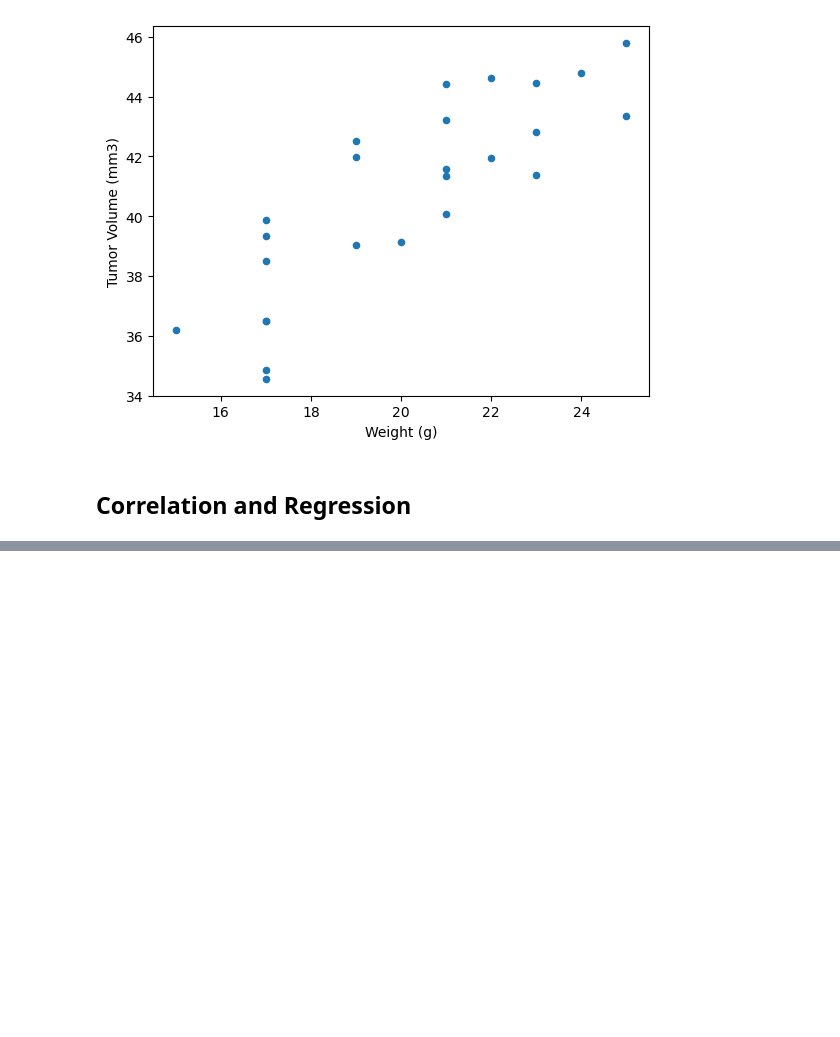
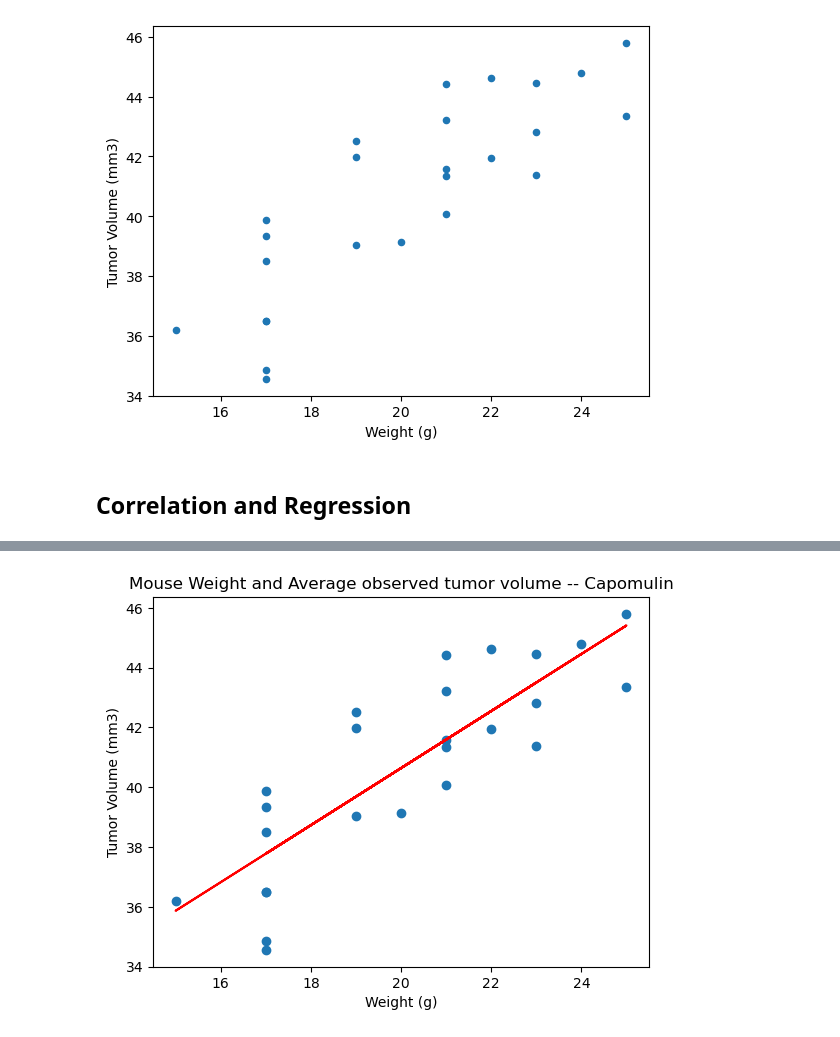
Before and after one commit to HasmigG/Pymaceuticals, a Jupyter notebook: pymaceuticals_starter.ipynb, the cells around one changed output, grey strips where cells are left out. Drawn from its saved outputs; the diff is of its cells as text; code cells hidden in the pictures; blank space fills up the shorter version.

```diff
--- a/pymaceuticals_starter.ipynb
+++ b/pymaceuticals_starter.ipynb
@@ -269,0 +279,15 @@ clean_df[clean_df["Drug Regimen"]=="Capomulin"].\
+# %%
+# Calculate the correlation coefficient and a linear regression model
+# for mouse weight and average observed tumor volume for the entire Capomulin regimen
+x=tumor_weight["Weight (g)"]
+y=tumor_weight["Tumor Volume (mm3)"]
+res = st.linregress(x,y)
+
+plt.scatter(x,y)
+plt.plot(x, x*res.slope + res.intercept,color="red")
+plt.xlabel("Weight (g)")
+plt.ylabel("Tumor Volume (mm3)")
+plt.title("Mouse Weight and Average observed tumor volume -- Capomulin")
+plt.show()
+# %% [output]
+[figure, added]
```
Also changed, not shown: parts of 6 cells of this notebook.
